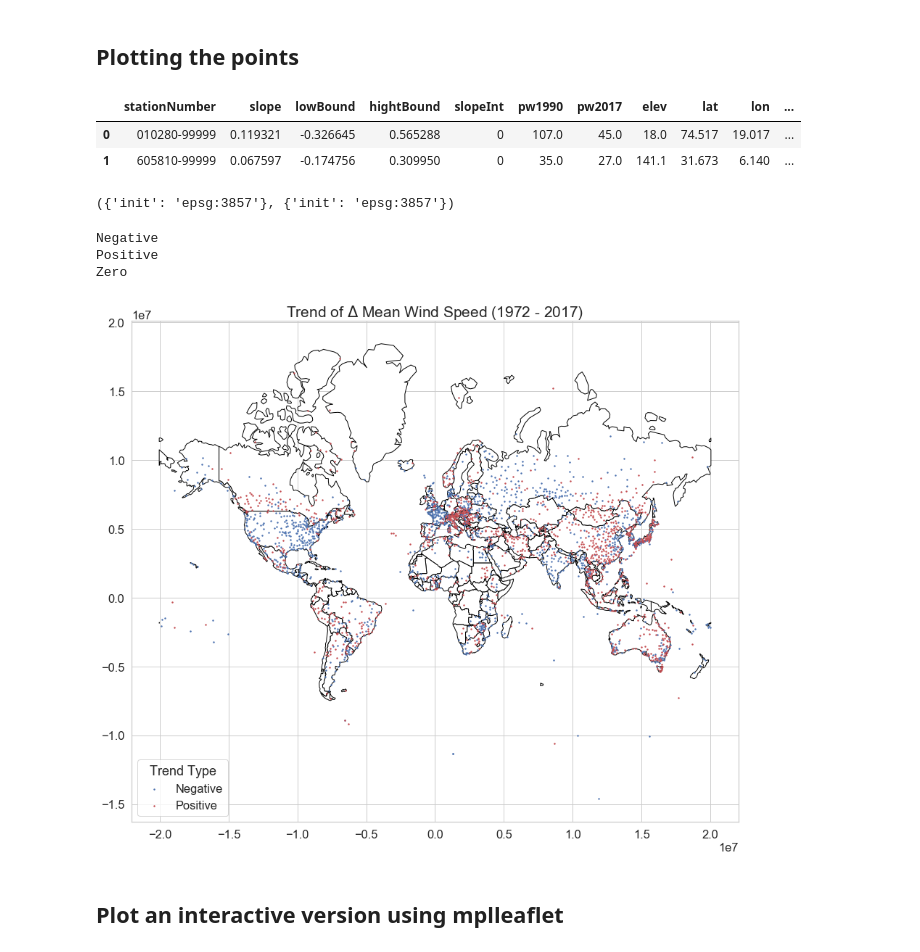
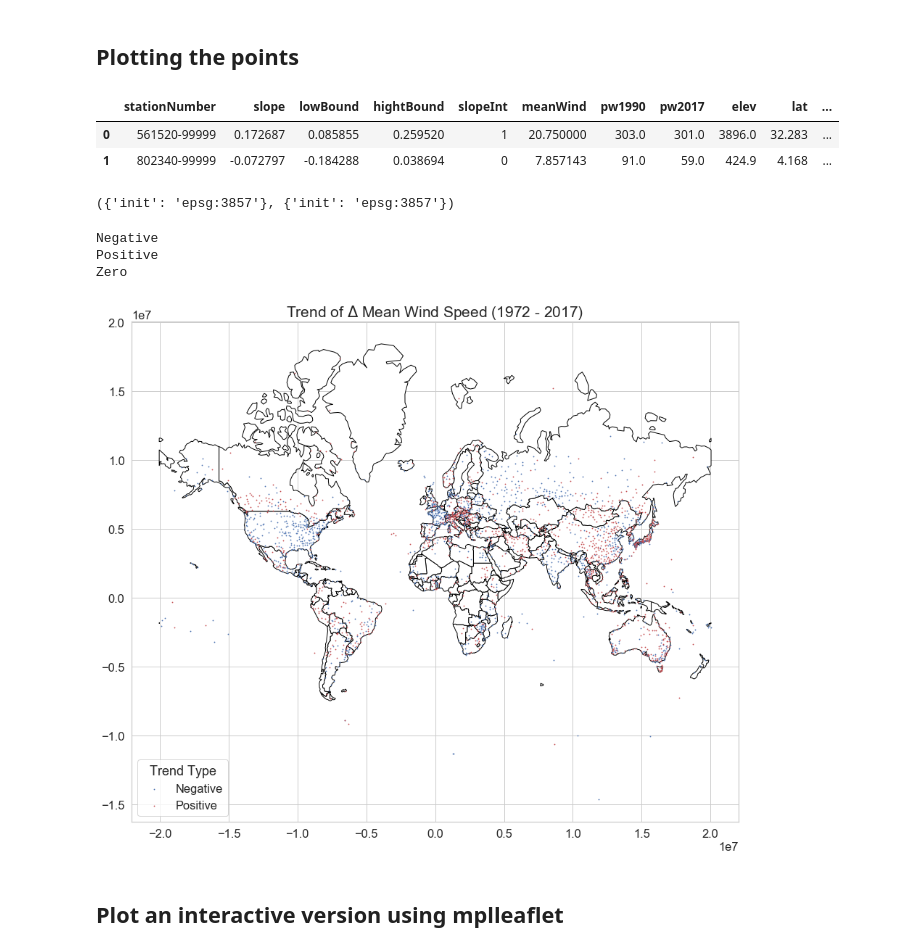
Before and after one commit to aametcalf01/globalWindTrends, a Jupyter notebook: scripts/stationPlot.ipynb, the cells around one changed output. Cells and saved outputs as stored; diff of their text form; code cells hidden in the pictures.

Commit message:
wind map

```diff
--- a/scripts/stationPlot.ipynb
+++ b/scripts/stationPlot.ipynb
@@ -30,6 +31,7 @@ sns.set_style("whitegrid")
 os.chdir(os.path.join(str(Path.home()),
                       "Documents/research/wind/globalWindTrends/data_light"))
 # %%
-df=pd.read_csv('stationAttr90.csv')
+#Here we can switch the datasets
+df=pd.read_csv('meanPrevail90.csv')
 df.head(),df.shape
 # %% [output]
@@ -242,9 +255,9 @@ def createString(gdf):
 gdf['trend'] = gdf.apply(createString, axis = 1)
 gdf.head(2)
 # %% [output]
-|  | stationNumber | slope | lowBound | hightBound | slopeInt | pw1990 | pw2017 | elev | lat | lon | ... |
-| 0 | 010280-99999 | 0.119321 | -0.326645 | 0.565288 | 0 | 107.0 | 45.0 | 18.0 | 74.517 | 19.017 | ... |
-| 1 | 605810-99999 | 0.067597 | -0.174756 | 0.309950 | 0 | 35.0 | 27.0 | 141.1 | 31.673 | 6.140 | ... |
+|  | stationNumber | slope | lowBound | hightBound | slopeInt | meanWind | pw1990 | pw2017 | elev | lat | ... |
+| 0 | 561520-99999 | 0.172687 | 0.085855 | 0.259520 | 1 | 20.750000 | 303.0 | 301.0 | 3896.0 | 32.283 | ... |
+| 1 | 802340-99999 | -0.072797 | -0.184288 | 0.038694 | 0 | 7.857143 | 91.0 | 59.0 | 424.9 | 4.168 | ... |
 # %%
 # Create a dictionary where you assign each attribute value to a particular color
 trendPalette = {"Negative": 'b',
@@ -261,30 +276,31 @@ world.crs, gdf.crs
 # %%
 #plot the data
 fig,ax = plt.subplots(figsize=(15,15))
 world.plot(color = 'white',
            edgecolor = 'black',
            ax = ax)
 # show(dem_raster, ax=ax)
 
 #loop through each attribute type and plot it using the colors assigned to the dictionary
 for ctype, data in gdf.groupby("trend"):
     print(ctype)
     if ctype=="Zero":
         continue
 
     color = trendPalette[ctype]
     data.plot(color = color,
-              markersize = 2,
+              markersize = 0.6,
               ax = ax,
               label = ctype)
 ax.legend(title = "Trend Type",
           loc = "lower left");
 ax.set_title("Trend of $\Delta$ Mean Wind Speed (1972 - 2017)", fontsize = 21);
+# plt.savefig(pcFolder+"1990.png")
 # %% [output]
 Negative
 Positive
 Zero
-[figure, old version]
+[figure, new version]
 # %% [markdown]
 ## Plot an interactive version using mplleaflet
 # %%
```
Also changed, not shown: parts of 70 cells of this notebook, 12 other files.
